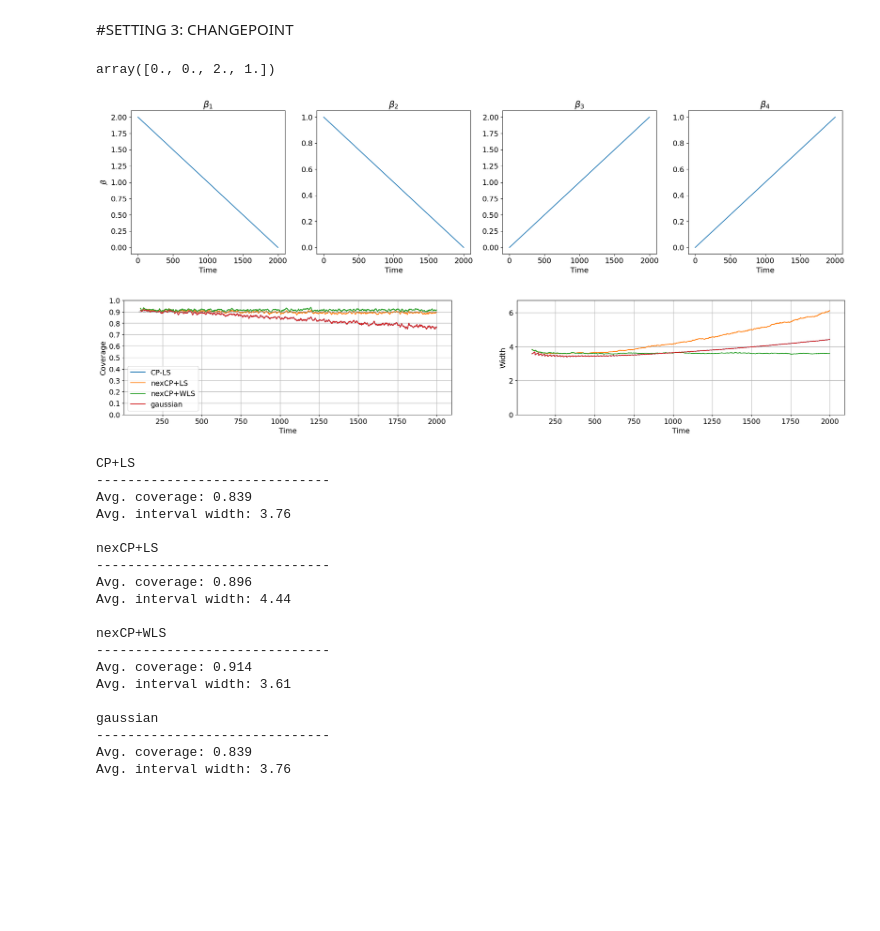
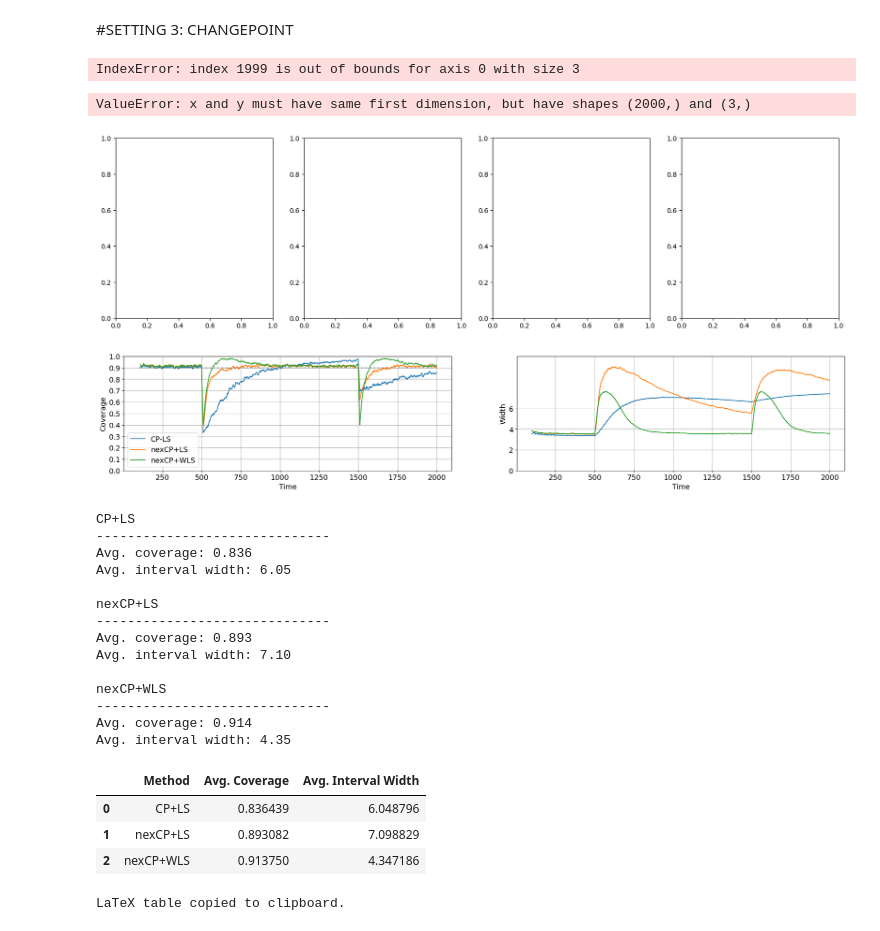
Before and after one commit to igorpradhan/RLRW-NonExchangeable-Conformal-Prediction, a Jupyter notebook: Replication/replication_setting_2_3.ipynb, the cells around one changed output. Saved outputs shown, nothing was run; the diff lists cells and outputs as text; code cells hidden in the pictures; blank space fills up the shorter version.

```diff
--- a/Replication/replication_setting_2_3.ipynb
+++ b/Replication/replication_setting_2_3.ipynb
@@ -61,32 +63,32 @@ if setting == 3:
 # %% [markdown]
 #SETTING 3: CHANGEPOINT
 # %%
-np.random.seed(12345)
-N = 2000
+# np.random.seed(12345)
+# N = 2000
 
-beta_start = np.array([2,1,0,0])
-beta_end = np.array([0,0,2,1])
-beta = beta_start + np.outer(np.arange(N)/(N-1),beta_end-beta_start)
+# beta_start = np.array([2,1,0,0])
+# beta_end = np.array([0,0,2,1])
+# beta = beta_start + np.outer(np.arange(N)/(N-1),beta_end-beta_start)
 
-ntrial = 200
-train_lag = 100
+# ntrial = 200
+# train_lag = 100
 
-rho = rho_LS = 0.99
+# rho = rho_LS = 0.99
 
-X = np.random.normal(size = (ntrial, N, 4))
-noise = np.random.normal(size = (ntrial, N))
+# X = np.random.normal(size = (ntrial, N, 4))
+# noise = np.random.normal(size = (ntrial, N))
 
-Y = np.zeros((ntrial, N))
+# Y = np.zeros((ntrial, N))
 
-for i in np.arange(N):
-    Y[:, i] = X[:, i].dot(beta[i]) + noise[:, i]
+# for i in np.arange(N):
+#     Y[:, i] = X[:, i].dot(beta[i]) + noise[:, i]
 
-alpha = 0.1
-methods = ['CP+LS', 'nexCP+LS', 'nexCP+WLS', 'gaussian']
+# alpha = 0.1
+# methods = ['CP+LS', 'nexCP+LS', 'nexCP+WLS']
 # %%
 beta[1999]
 # %% [output]
-array([0., 0., 2., 1.])
+IndexError: index 1999 is out of bounds for axis 0 with size 3
 # %%
 fig, ax = plt.subplots(1, 4, figsize=(20, 5))
 for beta_col in range(4):
@@ -98,7 +100,8 @@ for beta_col in range(4):
 plt.tight_layout()
 plt.show()
 # %% [output]
+ValueError: x and y must have same first dimension, but have shapes (2000,) and (3,)
-[figure, old version]
+[figure, new version]
 # %%
 def run_trial(itrial):
     for pred_idx in np.arange(train_lag, N):
@@ -175,35 +178,36 @@ plt.rcParams.update({'font.size': 14})
 window = 10 # will display a rolling average
 
 def rolling_avg(x,window):
     return np.convolve(x, np.ones(window)/window)[(window-1):-window]
 
 fig, ax = plt.subplots(nrows=1, ncols=2, figsize=(25,4))
 
 for method_idx, method in enumerate(methods):
     ax[0].plot(np.arange(train_lag+window,N), rolling_avg(coverage[method_idx], window))
     ax[1].plot(np.arange(train_lag, N), pi_width[method_idx])
 
 ax[0].hlines(1-alpha, xmin=train_lag, xmax=N, linestyles='--', colors='gray')
-ax[0].legend(['CP-LS','nexCP+LS','nexCP+WLS', 'gaussian'])
+ax[0].legend(['CP-LS','nexCP+LS','nexCP+WLS'])
 
 ax[0].set_ylabel('Coverage')
 ax[0].set_ylim([0, 1])
 ax[0].set_yticks([0, 0.1, 0.2, 0.3, 0.4, 0.5, 0.6, 0.7, 0.8, 0.9, 1])
 ax[0].set_xlabel('Time')
 ax[0].grid(True)
 
 ax[1].set_ylabel('Width')
 ymax = np.max([
     pi_width[method_idx].max() for method_idx in range(len(methods))
 ]) * 1.1
 ax[1].set_ylim([0, ymax])
 ax[1].set_yticks([0, 2, 4, 6])
 ax[1].set_xlabel('Time')
 ax[1].grid(True)
 
+
 plt.show()
 # %% [output]
-[figure, old version]
+[figure, new version]
 # %%
 for method_idx, method in enumerate(methods):
     print(f'{method}')
@@ -214,20 +218,35 @@ for method_idx, method in enumerate(methods):
 # %% [output]
 CP+LS
 ------------------------------
-Avg. coverage: 0.839
-Avg. interval width: 3.76
+Avg. coverage: 0.836
+Avg. interval width: 6.05
 
 nexCP+LS
 ------------------------------
-Avg. coverage: 0.896
-Avg. interval width: 4.44
+Avg. coverage: 0.893
+Avg. interval width: 7.10
 
 nexCP+WLS
 ------------------------------
 Avg. coverage: 0.914
-Avg. interval width: 3.61
-
-gaussian
-------------------------------
-Avg. coverage: 0.839
-Avg. interval width: 3.76
+Avg. interval width: 4.35
+# %%
+import pandas as pd
+data = {'Method': methods,
+    'Avg. Coverage': [np.mean(coverage[method_idx]) for method_idx in range(len(methods))],
+    'Avg. Interval Width': [np.mean(pi_width[method_idx]) for method_idx in range(len(methods))]}
+df = pd.DataFrame(data)
+
+df.head()
+# %% [output]
+|  | Method | Avg. Coverage | Avg. Interval Width |
+| 0 | CP+LS | 0.836439 | 6.048796 |
+| 1 | nexCP+LS | 0.893082 | 7.098829 |
+| 2 | nexCP+WLS | 0.913750 | 4.347186 |
+# %%
+import pyperclip
+latex_table = df.to_latex(index=False, float_format="%.3f", column_format="lcc")
+pyperclip.copy(latex_table)
+print("LaTeX table copied to clipboard.")
+# %% [output]
+LaTeX table copied to clipboard.
```
Also changed, not shown: parts of 3 cells of this notebook, 10 other files.
